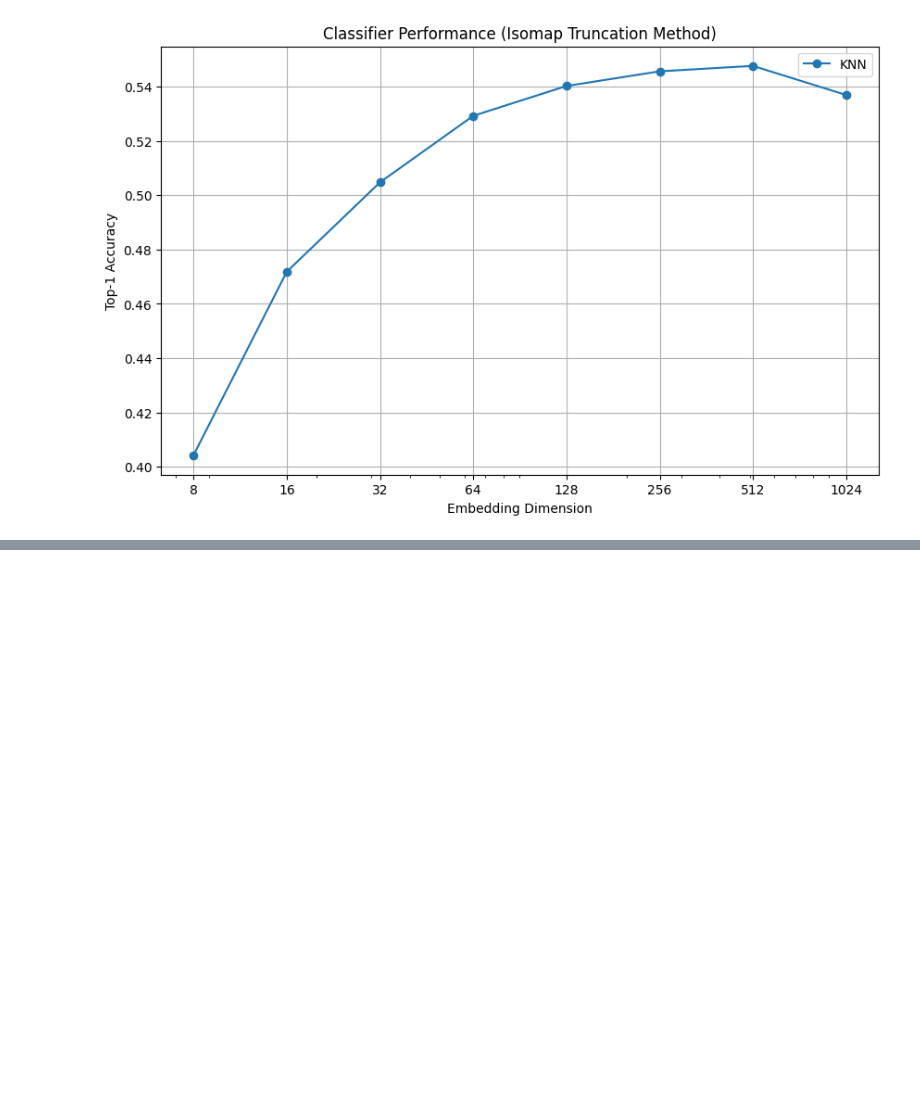
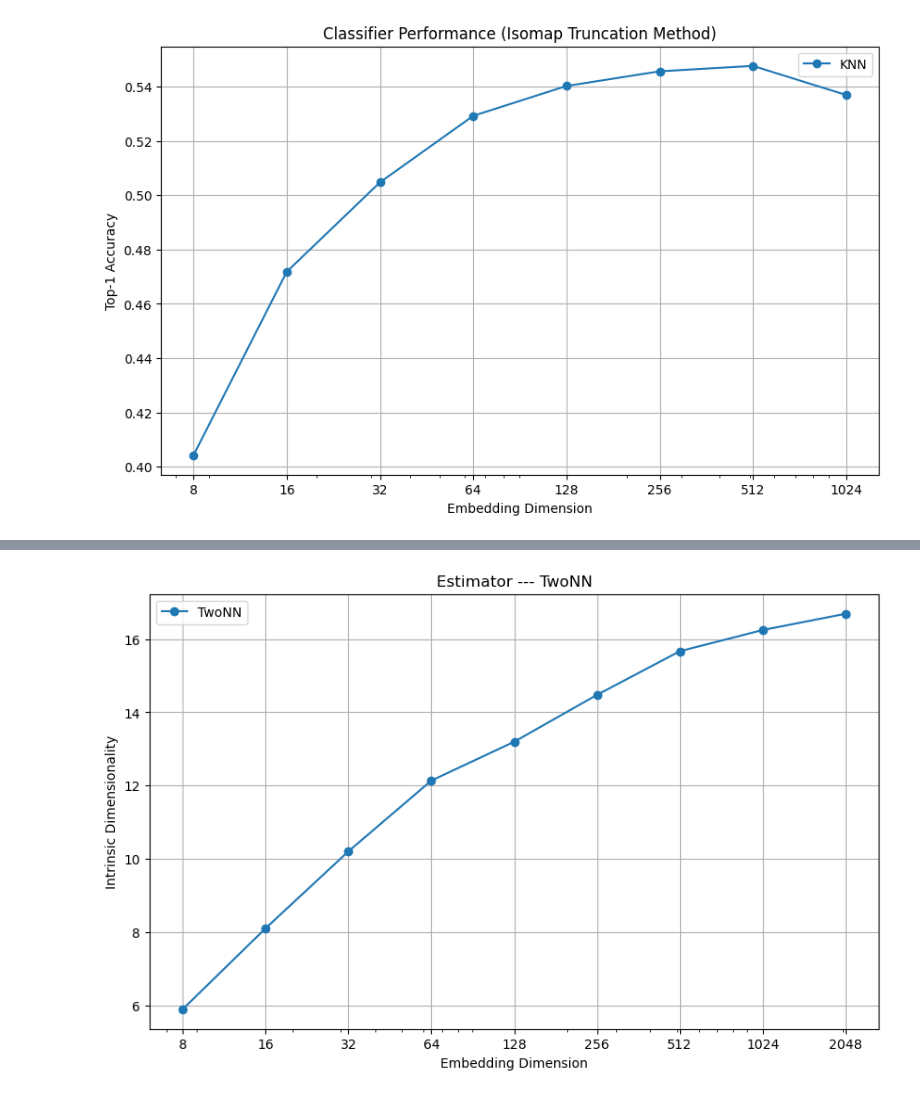
Before and after one commit to mmkuznecov/MRL, a Jupyter notebook: tests.ipynb, the cells around one changed output, grey strips where cells are left out. Saved outputs shown, nothing was run; the diff lists cells and outputs as text; code cells hidden in the pictures; blank space fills up the shorter version.

Commit message:
Intrinsic dimensionality experiment done

```diff
--- a/tests.ipynb
+++ b/tests.ipynb
@@ -549,0 +551,7 @@ plot_dimension_comparison(results_lle, 'LLE Truncation', nesting_dims=nesting_li
+# %%
+import numpy as np
+emb_dict = load_embeddings('data/embeddings/embeddings.npz')
+
+val_emb = emb_dict['embeddings']
+val_labels = emb_dict['labels']
+nesting_list = emb_dict['nesting_list']
@@ -549,0 +588,12 @@ plot_dimension_comparison(results_lle, 'LLE Truncation', nesting_dims=nesting_li
+# %%
+from skdim.id import MLE, FisherS, DANCo, TwoNN
+
+estimators = {
+    # 'MLE': MLE(),
+    # 'FisherS': FisherS(),
+    # 'DANCo': DANCo(),
+    'TwoNN': TwoNN()
+}
+
+results = estimate_intrinsic_dimensionality(val_emb, estimators)
+print("Estimated dimensions:", results)
@@ -549,0 +630,21 @@ plot_dimension_comparison(results_lle, 'LLE Truncation', nesting_dims=nesting_li
+# %%
+import pandas as pd
+import matplotlib.pyplot as plt
+
+def plot_dimension_comparison(results_dict, method_name, nesting_dims):
+    df = pd.DataFrame(results_dict).T
+    plt.figure(figsize=(10, 6))
+    for clf in df.index:
+        plt.plot(df.columns, df.loc[clf], marker='o', label=clf)
+    plt.title(f'Estimator --- {method_name}')
+    plt.xlabel('Embedding Dimension')
+    plt.ylabel('Intrinsic Dimensionality')
+    plt.xscale('log')
+    plt.xticks(nesting_dims, labels=nesting_dims)
+    plt.legend()
+    plt.grid(True)
+    plt.show()
+# %%
+plot_dimension_comparison(results, 'TwoNN', nesting_list)
+# %% [output]
+[figure, added]
```
Also changed, not shown: parts of 9 cells of this notebook.
